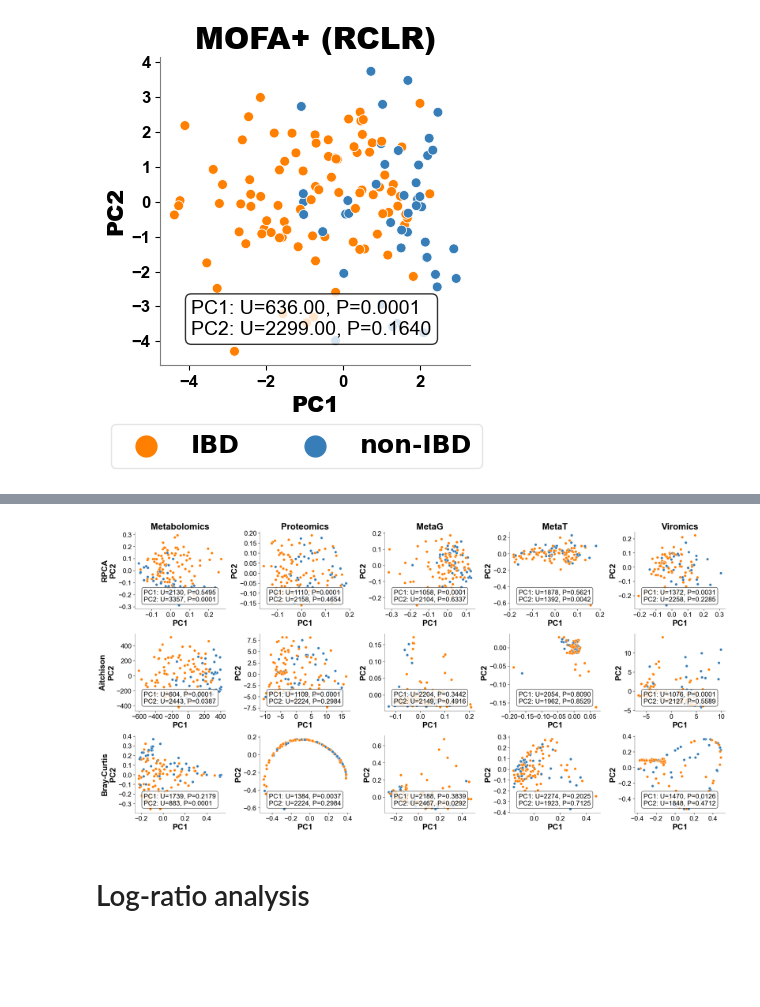
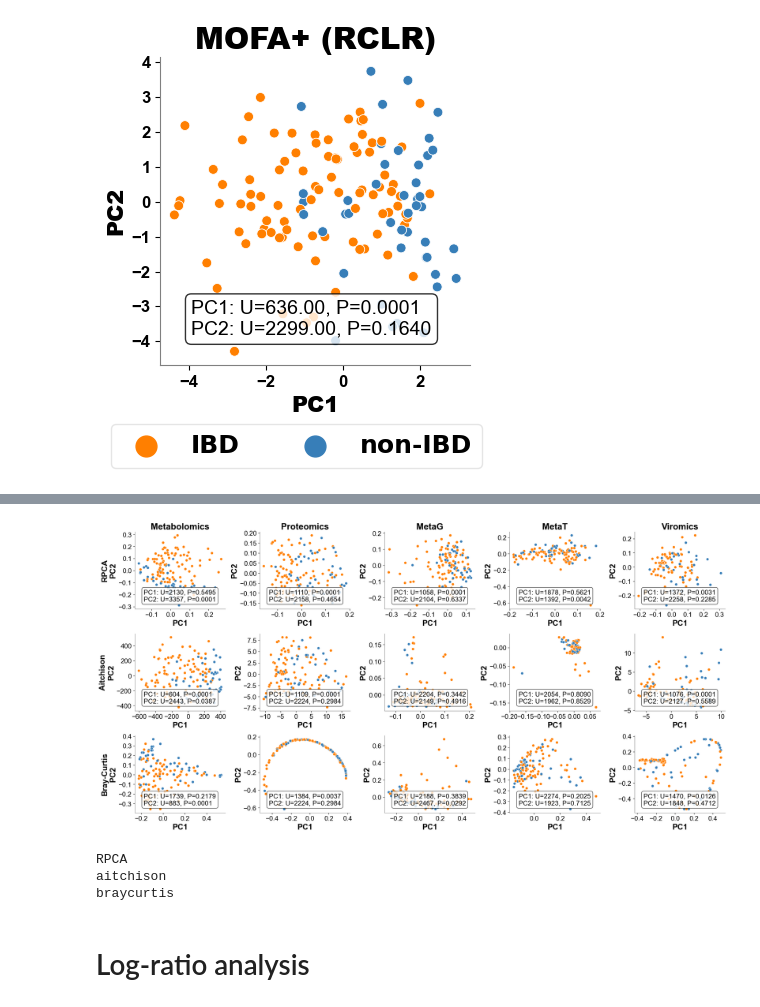
Before and after one commit to Shenhav-Lab/Joint-RPCA-Manuscript, a Jupyter notebook: code/case-studies/1.1-iHMP-analysis-plotting.ipynb, the cells around one changed output, grey strips where cells are left out. Cells and saved outputs as stored; diff of their text form; code cells hidden in the pictures; blank space fills up the shorter version.

```diff
--- a/code/case-studies/1.1-iHMP-analysis-plotting.ipynb
+++ b/code/case-studies/1.1-iHMP-analysis-plotting.ipynb
@@ -40,7 +45,7 @@ tbl_ = tbl_.loc[tbl_.sum(1) > 0, tbl_.sum(0) > 0]
 tbl_ = Table(tbl_.values, tbl_.index, tbl_.columns)
 tables['meta_t_ecs'] = tbl_.copy()
 # %%
-metadata_shared = pd.read_csv('../../data/simulations/ihmp/sample-metadata-plus-train-tests-case-study.csv', index_col=0)
+metadata_shared = pd.read_csv(f'{data_path}/data/simulations/ihmp/sample-metadata-plus-train-tests-case-study.csv', index_col=0)
 shared_samps = set.intersection(*[set(t_.ids()) for t_ in tables.values()]) & set(metadata_shared.index)
 
 # re-close metaG/T data
@@ -65,7 +70,7 @@ Name: diagnosis_binned, dtype: int64
 ords_all = {}
 perm_all = {}
 ords_feat = {}
-for ord_tmp in glob.glob('../../data/case-studies/ihmp/single-omics/*-*-ord.txt'):
+for ord_tmp in glob.glob(f'{data_path}/results/case-studies/ihmp/single-omics/*-*-ord.txt'):
     ord_name = ord_tmp.split('/')[-1].split('-')[0]
     if 'cohort_two' not in ord_tmp:
         print(ord_name)
@@ -108,26 +113,26 @@ number of permutations         2000
 Name: PERMANOVA results, dtype: object
 # %%
 #MOFA+ with CLR and no train-test splits
-mofa_ord = pd.read_csv('../../data/case-studies/ihmp/mofa-results/clr-all-factors.csv', index_col=0)
+mofa_ord = pd.read_csv(f'{data_path}/data/case-studies/ihmp/mofa-results/clr-all-factors.csv', index_col=0)
 mofa_ord = mofa_ord.pivot(index='sample', columns='factor', values='value')
 mofa_ord_plot = pd.concat([mofa_ord, metadata_shared], axis=1, sort=False)
 mofa_ord_plot = mofa_ord_plot.rename({'Factor1':'PC1', 'Factor2':'PC2', 'Factor3':'PC3'}, axis=1)
 
 #MOFA+ with RCLR and no train-test splits
-mofa_ord_rclr = pd.read_csv('../../data/case-studies/ihmp/mofa-results/rclr-alldata-factors.csv', index_col=0)
+mofa_ord_rclr = pd.read_csv(f'{data_path}/data/case-studies/ihmp/mofa-results/rclr-alldata-factors.csv', index_col=0)
 mofa_ord_rclr = mofa_ord_rclr.pivot(index='sample', columns='factor', values='value')
 mofa_ord_rclr_plot = pd.concat([mofa_ord_rclr, metadata_shared], axis=1, sort=False)
 mofa_ord_rclr_plot = mofa_ord_rclr_plot.rename({'Factor1':'PC1', 'Factor2':'PC2', 'Factor3':'PC3'}, axis=1)
 # %%
 # Joint-RPCA
-dist_ = DistanceMatrix.read('../../data/case-studies/ihmp/joint-rpca/dist.txt')
-ord_ = OrdinationResults.read('../../data/case-studies/ihmp/joint-rpca/ord.txt')
+dist_ = DistanceMatrix.read(f'{data_path}/results/case-studies/ihmp/joint-rpca/dist.txt')
+ord_ = OrdinationResults.read(f'{data_path}/results/case-studies/ihmp/joint-rpca/ord.txt')
 ord_.samples.columns = ['PC1','PC2','PC3']
 ordindation_samples = pd.concat([ord_.samples, metadata_shared], axis=1, sort=False).rename({0:'PC1', 1:'PC2', 2:'PC3'}, axis=1)
 
 # add mixomics
 mixomics_ord = {}
-micomics_all = pd.read_csv('../../data/case-studies/ihmp/other-tools/mixomics-loadings.csv', index_col=0)
+micomics_all = pd.read_csv(f'{data_path}/results/case-studies/ihmp/other-tools/mixomics-loadings.csv', index_col=0)
 relabel = {'metabolomics':'HMP2_metabolomics',
             'metatranscriptomics':'meta_t_ecs',
             'proteomics':'HMP2_proteomics_ecs',
@@ -138,10 +143,10 @@ for omic_, df_ in micomics_all.groupby('.id'):
     mixomics_ord[relabel[omic_], 'mixOmics'] = pd.concat([df_, metadata_shared], axis=1, sort=False)
 
 # other two tools
-iclust = pd.read_csv('../../data/case-studies/ihmp/other-tools/iCluster-loadings.csv', index_col=0)
+iclust = pd.read_csv(f'{data_path}/results/case-studies/ihmp/other-tools/iCluster-loadings.csv', index_col=0)
 iclust.columns = ['PC1','PC2','PC3']
 iclust_ordindation_samples = pd.concat([iclust, metadata_shared], axis=1, sort=False)
-intnmf = pd.read_csv('../../data/case-studies/ihmp/other-tools/intNMF-loadings.csv', index_col=0)
+intnmf = pd.read_csv(f'{data_path}/results/case-studies/ihmp/other-tools/intNMF-loadings.csv', index_col=0)
 intnmf.columns = ['PC1','PC2','PC3']
 intnmf_ordindation_samples = pd.concat([intnmf, metadata_shared], axis=1, sort=False)
 mixOmics_ordindation_samples = mixomics_ord[('HMP2_metabolomics', 'mixOmics')].copy()
@@ -347,7 +380,7 @@ plt.show()
 # %%
 fig, axn = plt.subplots(3, 5, figsize=(20, 10))
 
-ords_all_combined = {**ords_all, **mofa_ord}
+ords_all_combined = {**ords_all}
 
 pal_ =  {'IBD':'#ff7f00', 'nonIBD':'#377eb8'}
 
@@ -406,44 +439,73 @@ for ax, title_ in zip(axn.T.flatten(), order_):
     for tick in ax.get_yticklabels():
         tick.set_fontproperties('arial')
         tick.set_color("black")
         tick.set_fontsize(15)
     for tick in ax.get_xticklabels():
         tick.set_fontproperties('arial')
         tick.set_color("black")
         tick.set_fontsize(15)
     ax.legend_.remove()
 
     txt_s = []
     props = dict(boxstyle='round', facecolor='white', alpha=0.8)
     for pc_ in ['PC1','PC2']:
         f_, p_ = mannwhitneyu(ord_plt[ord_plt.diagnosis_binned == 'IBD'].dropna(subset=[pc_])[pc_].values,
                               ord_plt[ord_plt.diagnosis_binned != 'IBD'].dropna(subset=[pc_])[pc_].values)
         if p_ < 0.0001:
             p_ = 0.0001
         txt_s.append('%s: U=%d, P=%.4f' % (pc_, f_, p_))
     ax.text(0.1, 0.1, '\n'.join(txt_s),
             fontsize=15, color='black', fontname='Arial',
             transform=ax.transAxes, bbox=props)
 
 #plt.tight_laout()
 plt.subplots_adjust(left=0.1, bottom=0.1, right=0.9,
                     top=0.9, wspace=0.3, hspace=0.3)
 plt.tight_layout()
 
-plt.savefig('../../results/supp-fig1.pdf',
-            dpi=600,
-            bbox_inches='tight',
-            facecolor=fig.get_facecolor(),
-            edgecolor='none')
-plt.savefig('../../results/supp-fig1.png',
-            dpi=600,
-            bbox_inches='tight',
-            facecolor=fig.get_facecolor(),
-            edgecolor='none')
+# plt.savefig('../../results/supp-fig1.pdf',
+#             dpi=600,
+#             bbox_inches='tight',
+#             facecolor=fig.get_facecolor(),
+#             edgecolor='none')
+# plt.savefig('../../results/supp-fig1.png',
+#             dpi=600,
+#             bbox_inches='tight',
+#             facecolor=fig.get_facecolor(),
+#             edgecolor='none')
 
 plt.show()
 # %% [output]
-[figure, old version]
+[figure, new version]
+# %%
+source_cols = ['PC1', 'PC2', 'PC3', 'Participant ID', 'diagnosis_binned']
+
+for method_ in ['RPCA', 'aitchison', 'braycurtis']:
+
+    excel_path = f'{source_data_path}Supplementary/Fig_S1/Fig_S1_{method_}.xlsx'
+    print(method_)
+
+    with pd.ExcelWriter(excel_path, engine='openpyxl') as writer:
+
+        for omic_ in ['HMP2_metabolomics', 'HMP2_proteomics_ecs',
+                      'meta_g_taxonomic_profiles', 'meta_t_ecs', 'virome_virmap_analysis']:
+
+            ord_plt = ords_all_combined[(omic_, method_)]
+            ord_plt_source = ord_plt[source_cols].copy()
+            omic_title = lbl_map_one[omic_]
+
+            # save each omic as a different sheet
+            sheet_name = f'{omic_title}'
+            ord_plt_source.to_excel(writer,
+                                    sheet_name=sheet_name,
+                                    index=False)
+
+            #sanity check
+            #display(ord_plt_source.head())
+# %% [output]
+RPCA
+aitchison
+braycurtis
 # %% [markdown]
 # Log-ratio analysis
 # %%
```
Also changed, not shown: parts of 12 cells of this notebook, 20 other files.
